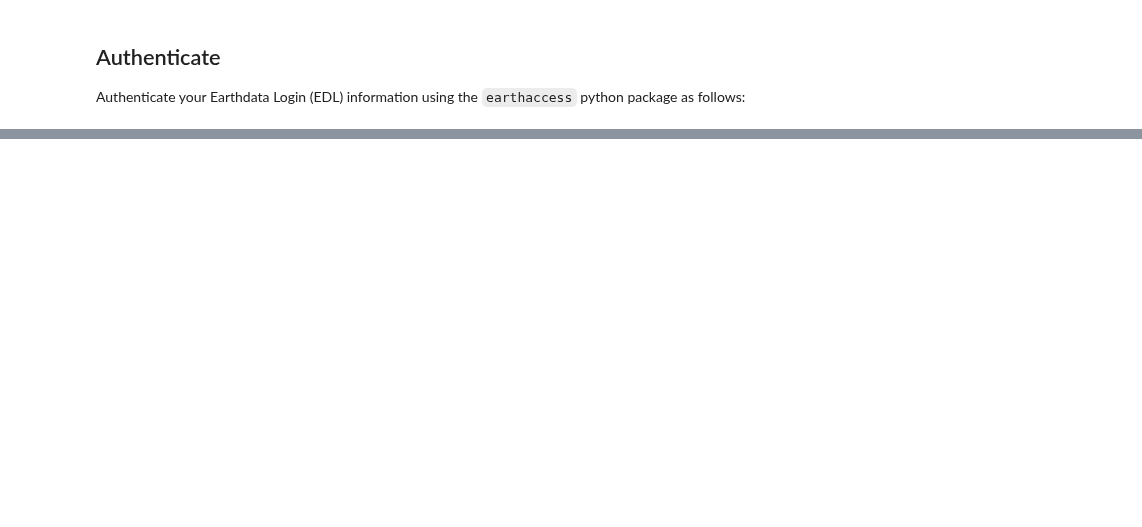
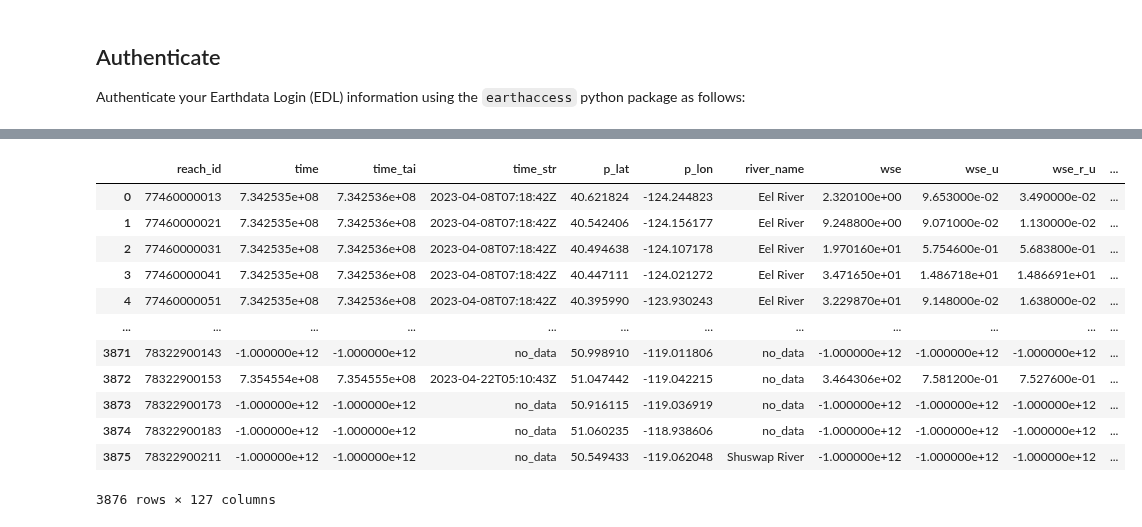
Before and after one commit to podaac/2024-SWOT-Hydro-Workshop, a Jupyter notebook: Tutorials/SWOTHR_Science_Application_jw.ipynb, the cells around one changed output, grey strips where cells are left out. Saved outputs shown, nothing was run; the diff lists cells and outputs as text; code cells hidden in the pictures; blank space fills up the shorter version.

Commit message:
Read zip files in loop

```diff
--- a/Tutorials/SWOTHR_Science_Application_jw.ipynb
+++ b/Tutorials/SWOTHR_Science_Application_jw.ipynb
@@ -62,0 +76,5 @@ earthaccess.login() # Login with your EDL credentials if asked
+# %%
+#Retrieves granule from the day we want, in this case by passing to `earthdata.search_data` function the data collection shortname, temporal bounds, and for restricted data one must specify the search count
+river_results = earthaccess.search_data(short_name = 'SWOT_L2_HR_RIVERSP_1.1',
+                                        temporal = ('2023-04-08 00:00:00', '2023-04-22 23:59:59'),
+                                        granule_name = '*Reach*_013_NA*') # here we filter by Reach files (not node), pass #13 and continent code=NA
@@ -62,0 +86,2 @@ earthaccess.login() # Login with your EDL credentials if asked
+# %%
+fs_s3 = earthaccess.get_s3fs_session(results=river_results)
@@ -62,0 +91,38 @@ earthaccess.login() # Login with your EDL credentials if asked
+# %%
+fiona_session=fiona.session.AWSSession(
+        aws_access_key_id=fs_s3.storage_options["key"],
+        aws_secret_access_key=fs_s3.storage_options["secret"],
+        aws_session_token=fs_s3.storage_options["token"]
+    )
+# %%
+# Initialize list to shp files
+SWOT_HR_shps = []
+
+# Loop through queried granules
+for j in range(0,len(river_results)):
+
+    # Get the link for each zip file
+    river_link = earthaccess.results.DataGranule.data_links(river_results[j], access='direct')[0]
+
+    # We use the zip+ prefix so fiona knows that we are operating on a zip file
+    river_shp_url = f"zip+{river_link}"
+
+    # Read shapefile
+    with fiona.Env(session=fiona_session):
+        SWOT_HR_shps.append(gpd.read_file(river_shp_url))
+# %%
+SWOT_HR_df = gpd.GeoDataFrame(pd.concat(SWOT_HR_shps, ignore_index=True))
+# %% [output]
+|  | reach_id | time | time_tai | time_str | p_lat | p_lon | river_name | wse | wse_u | wse_r_u | ... |
+| 0 | 77460000013 | 7.342535e+08 | 7.342536e+08 | 2023-04-08T07:18:42Z | 40.621824 | -124.244823 | Eel River | 2.320100e+00 | 9.653000e-02 | 3.490000e-02 | ... |
+| 1 | 77460000021 | 7.342535e+08 | 7.342536e+08 | 2023-04-08T07:18:42Z | 40.542406 | -124.156177 | Eel River | 9.248800e+00 | 9.071000e-02 | 1.130000e-02 | ... |
+| 2 | 77460000031 | 7.342535e+08 | 7.342536e+08 | 2023-04-08T07:18:42Z | 40.494638 | -124.107178 | Eel River | 1.970160e+01 | 5.754600e-01 | 5.683800e-01 | ... |
+| 3 | 77460000041 | 7.342535e+08 | 7.342536e+08 | 2023-04-08T07:18:42Z | 40.447111 | -124.021272 | Eel River | 3.471650e+01 | 1.486718e+01 | 1.486691e+01 | ... |
+| 4 | 77460000051 | 7.342535e+08 | 7.342536e+08 | 2023-04-08T07:18:42Z | 40.395990 | -123.930243 | Eel River | 3.229870e+01 | 9.148000e-02 | 1.638000e-02 | ... |
+| ... | ... | ... | ... | ... | ... | ... | ... | ... | ... | ... | ... |
+| 3871 | 78322900143 | -1.000000e+12 | -1.000000e+12 | no_data | 50.998910 | -119.011806 | no_data | -1.000000e+12 | -1.000000e+12 | -1.000000e+12 | ... |
+| 3872 | 78322900153 | 7.354554e+08 | 7.354555e+08 | 2023-04-22T05:10:43Z | 51.047442 | -119.042215 | no_data | 3.464306e+02 | 7.581200e-01 | 7.527600e-01 | ... |
+| 3873 | 78322900173 | -1.000000e+12 | -1.000000e+12 | no_data | 50.916115 | -119.036919 | no_data | -1.000000e+12 | -1.000000e+12 | -1.000000e+12 | ... |
+| 3874 | 78322900183 | -1.000000e+12 | -1.000000e+12 | no_data | 51.060235 | -118.938606 | no_data | -1.000000e+12 | -1.000000e+12 | -1.000000e+12 | ... |
+| 3875 | 78322900211 | -1.000000e+12 | -1.000000e+12 | no_data | 50.549433 | -119.062048 | Shuswap River | -1.000000e+12 | -1.000000e+12 | -1.000000e+12 | ... |
+3876 rows × 127 columns
```
Also changed, not shown: parts of 6 cells of this notebook.
